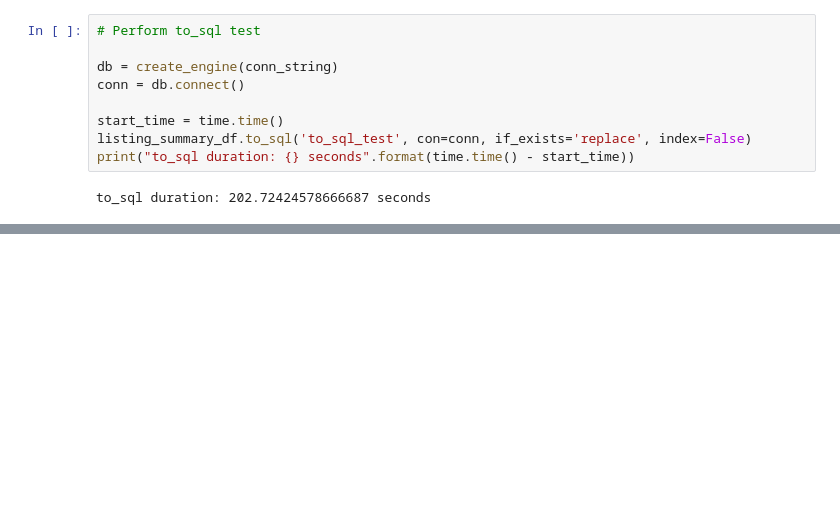
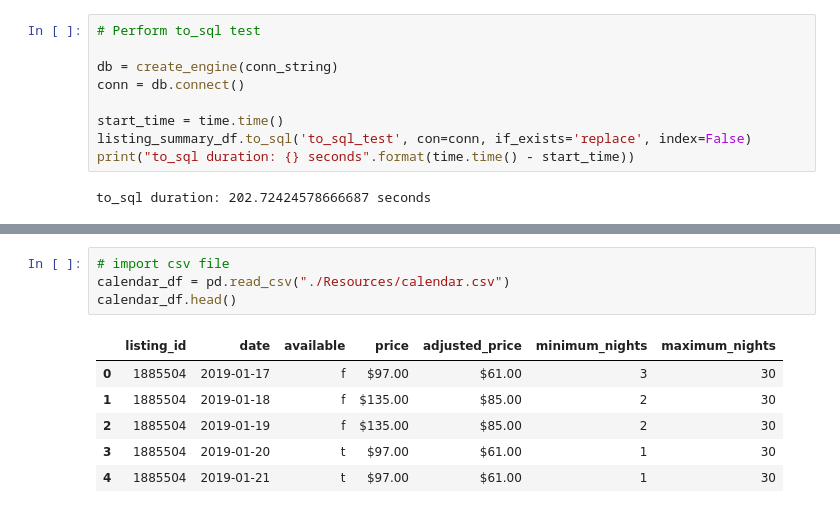
Before and after one commit to whitneylosinski/Eat.Sleep.Data, a Jupyter notebook: df_to_Postgres_upload_trial.ipynb, the cells around one changed output, grey strips where cells are left out. Cells and saved outputs as stored; diff of their text form; blank space fills up the shorter version.

```diff
--- a/df_to_Postgres_upload_trial.ipynb
+++ b/df_to_Postgres_upload_trial.ipynb
@@ -61,0 +80,11 @@ to_sql duration: 202.72424578666687 seconds
+# %%
+# import csv file
+calendar_df = pd.read_csv("./Resources/calendar.csv")
+calendar_df.head()
+# %% [output]
+|  | listing_id | date | available | price | adjusted_price | minimum_nights | maximum_nights |
+| 0 | 1885504 | 2019-01-17 | f | $97.00 | $61.00 | 3 | 30 |
+| 1 | 1885504 | 2019-01-18 | f | $135.00 | $85.00 | 2 | 30 |
+| 2 | 1885504 | 2019-01-19 | f | $135.00 | $85.00 | 2 | 30 |
+| 3 | 1885504 | 2019-01-20 | t | $97.00 | $61.00 | 1 | 30 |
+| 4 | 1885504 | 2019-01-21 | t | $97.00 | $61.00 | 1 | 30 |
```
Also changed, not shown: parts of 9 cells of this notebook.
